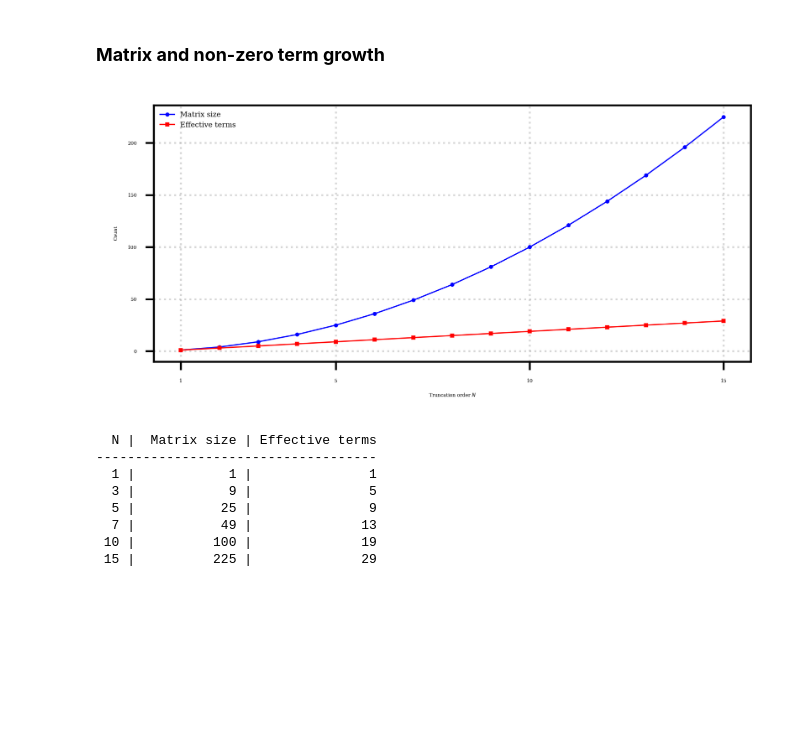
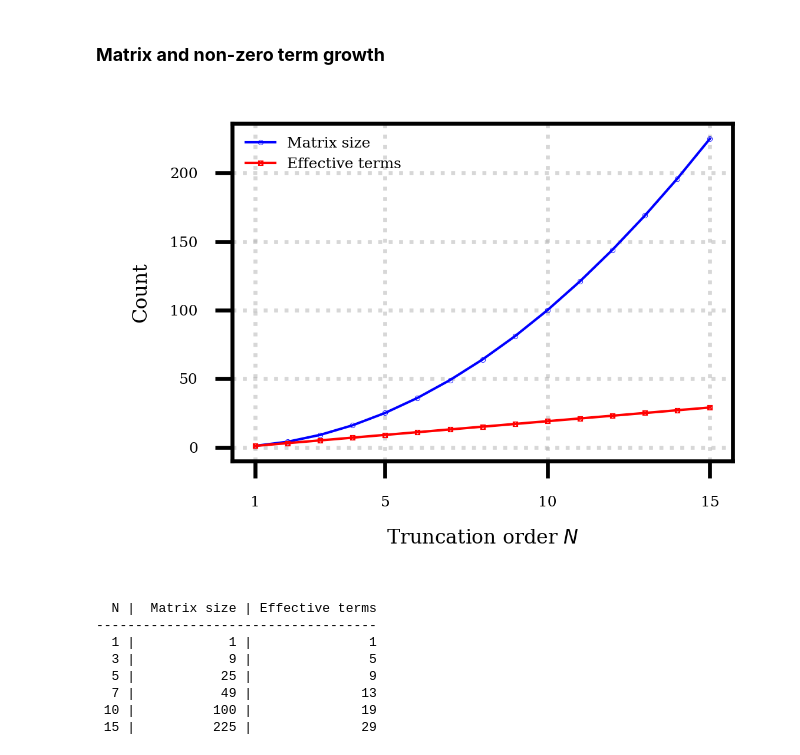
Before and after one commit to ali-tayyab/Carleman-Embedding, a Jupyter notebook: code.ipynb, the cells around one changed output. Cells and saved outputs as stored; diff of their text form; code cells hidden in the pictures; blank space fills up the shorter version.

```diff
--- a/code.ipynb
+++ b/code.ipynb
@@ -185,39 +185,38 @@ plt.show()
 # %%
 # --- Carleman matrix for truncation order N ---
 def A_matrix(N, x_val=0.5):  # x_val is arbitrary for counting non-zero elements
     A = np.zeros((N, N))
     for i in range(N):
         k = i + 1
         A[i, i] = 2.0 * k * x_val  # diagonal
         if i < N - 1:
             A[i, i + 1] = 2.0 * k * x_val**3  # first upper diagonal
     return A
 
 # --- Arrays to store results ---
 trunc_orders = np.arange(1, 16)  # N = 1 to 15
 matrix_sizes = []       # N x N
 effective_terms = []    # number of non-zero elements
 
 for N in trunc_orders:
     A = A_matrix(N)
     matrix_sizes.append(A.size)                  # total number of elements = N*N
     effective_terms.append(np.count_nonzero(A)) # count non-zero entries
 
 # --- Plotting ---
-plt.figure(figsize=(4,2))
-plt.plot(trunc_orders, matrix_sizes, marker='o', color='blue', markersize=0.7, label='Matrix size')
-plt.plot(trunc_orders, effective_terms, marker='s', color='red', markersize=0.7, label='Effective terms')
-
-plt.xlabel("Truncation order $N$", fontsize=2)
-plt.ylabel("Count", fontsize=2)
-plt.xticks([1,5,10,15], fontsize=2)
-plt.yticks(fontsize=2)
+plt.figure(figsize=(2,1.5))
+plt.plot(trunc_orders, matrix_sizes, marker='o', color='blue', markersize=0.1, label='Matrix size')
+plt.plot(trunc_orders, effective_terms, marker='s', color='red', markersize=0.1, label='Effective terms')
+plt.xlabel("Truncation order $N$", fontsize=4)
+plt.ylabel("Count", fontsize=4)
+plt.xticks([1,5,10,15], fontsize=3)
+plt.yticks(fontsize=3)
 plt.grid(True, linestyle=':', alpha=0.5)
 plt.legend(frameon=False, fontsize=3)
 plt.tight_layout()
 plt.show()
 # %% [output]
-[figure, old version]
+[figure, new version]
 # %%
 # --- Truncation orders to inspect ---
 trunc_orders = [1, 3, 5, 7, 10, 15]
```
Also changed, not shown: parts of 3 cells of this notebook, 1 other file.
